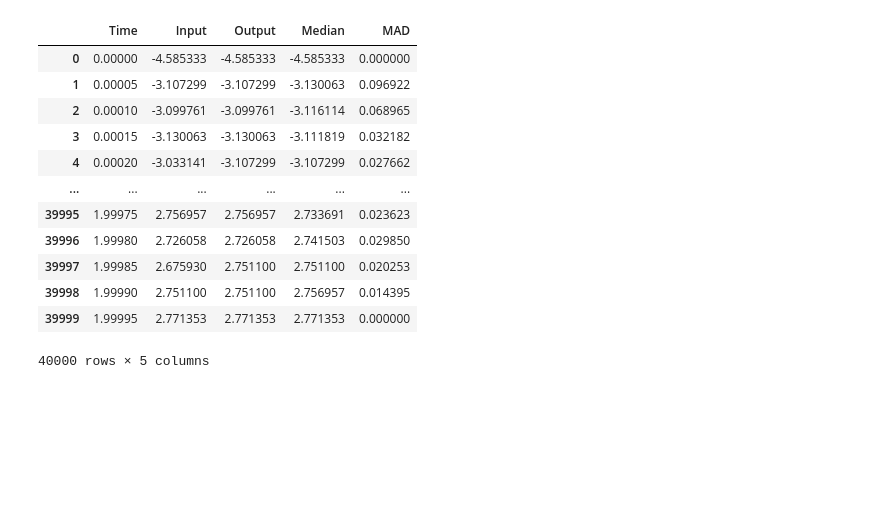
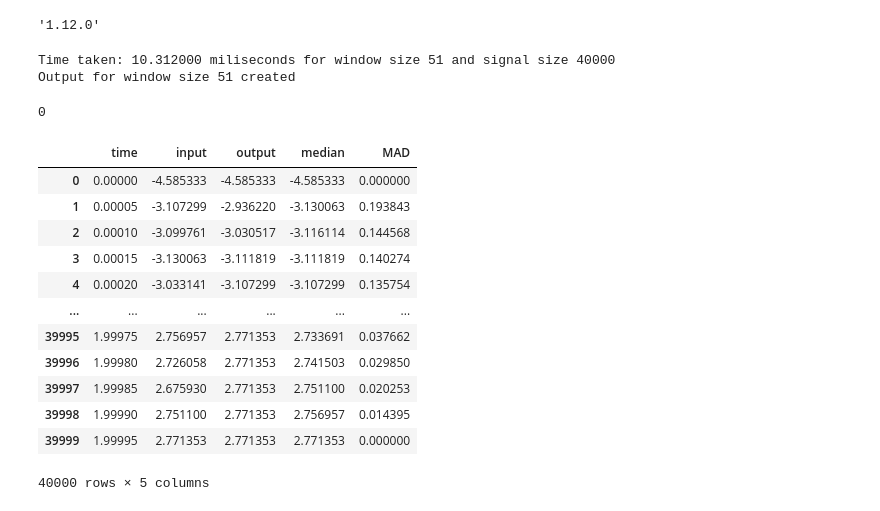
Before and after one commit to ggkogan/hampel, a Jupyter notebook: res_review.ipynb, the cells around one changed output. Saved outputs shown, nothing was run; the diff lists cells and outputs as text; code cells hidden in the pictures; blank space fills up the shorter version.

```diff
--- a/res_review.ipynb
+++ b/res_review.ipynb
@@ -3,20 +3,32 @@ import pandas as pd
 import numpy as np
 from scipy.signal import medfilt
 import matplotlib.pyplot as plt
+import os
+from scipy import version
+version.version
+# %% [output]
+'1.12.0'
 # %%
-df = pd.read_csv('output.csv', float_precision='high')
-df
+windsize = 51
+os.system(f'./hampel {windsize}')
 # %% [output]
-|  | Time | Input | Output | Median | MAD |
-| 0 | 0.00000 | -4.585333 | -4.585333 | -4.585333 | 0.000000 |
-| 1 | 0.00005 | -3.107299 | -3.107299 | -3.130063 | 0.096922 |
-| 2 | 0.00010 | -3.099761 | -3.099761 | -3.116114 | 0.068965 |
-| 3 | 0.00015 | -3.130063 | -3.130063 | -3.111819 | 0.032182 |
-| 4 | 0.00020 | -3.033141 | -3.107299 | -3.107299 | 0.027662 |
-| ... | ... | ... | ... | ... | ... |
-| 39995 | 1.99975 | 2.756957 | 2.756957 | 2.733691 | 0.023623 |
-| 39996 | 1.99980 | 2.726058 | 2.726058 | 2.741503 | 0.029850 |
-| 39997 | 1.99985 | 2.675930 | 2.751100 | 2.751100 | 0.020253 |
-| 39998 | 1.99990 | 2.751100 | 2.751100 | 2.756957 | 0.014395 |
-| 39999 | 1.99995 | 2.771353 | 2.771353 | 2.771353 | 0.000000 |
-40000 rows × 5 columns
+Time taken: 10.312000 miliseconds for window size 51 and signal size 40000
+Output for window size 51 created
+0
+# %%
+df = pd.read_csv(f'output{windsize}.csv', float_precision='high')
+df
+# %% [output]
+|  | time | input | output | median | MAD |
+| 0 | 0.00000 | -4.585333 | -4.585333 | -4.585333 | 0.000000 |
+| 1 | 0.00005 | -3.107299 | -2.936220 | -3.130063 | 0.193843 |
+| 2 | 0.00010 | -3.099761 | -3.030517 | -3.116114 | 0.144568 |
+| 3 | 0.00015 | -3.130063 | -3.111819 | -3.111819 | 0.140274 |
+| 4 | 0.00020 | -3.033141 | -3.107299 | -3.107299 | 0.135754 |
+| ... | ... | ... | ... | ... | ... |
+| 39995 | 1.99975 | 2.756957 | 2.771353 | 2.733691 | 0.037662 |
+| 39996 | 1.99980 | 2.726058 | 2.771353 | 2.741503 | 0.029850 |
+| 39997 | 1.99985 | 2.675930 | 2.771353 | 2.751100 | 0.020253 |
+| 39998 | 1.99990 | 2.751100 | 2.771353 | 2.756957 | 0.014395 |
+| 39999 | 1.99995 | 2.771353 | 2.771353 | 2.771353 | 0.000000 |
+40000 rows × 5 columns
```
Also changed, not shown: parts of 5 cells of this notebook, 1 other file.
